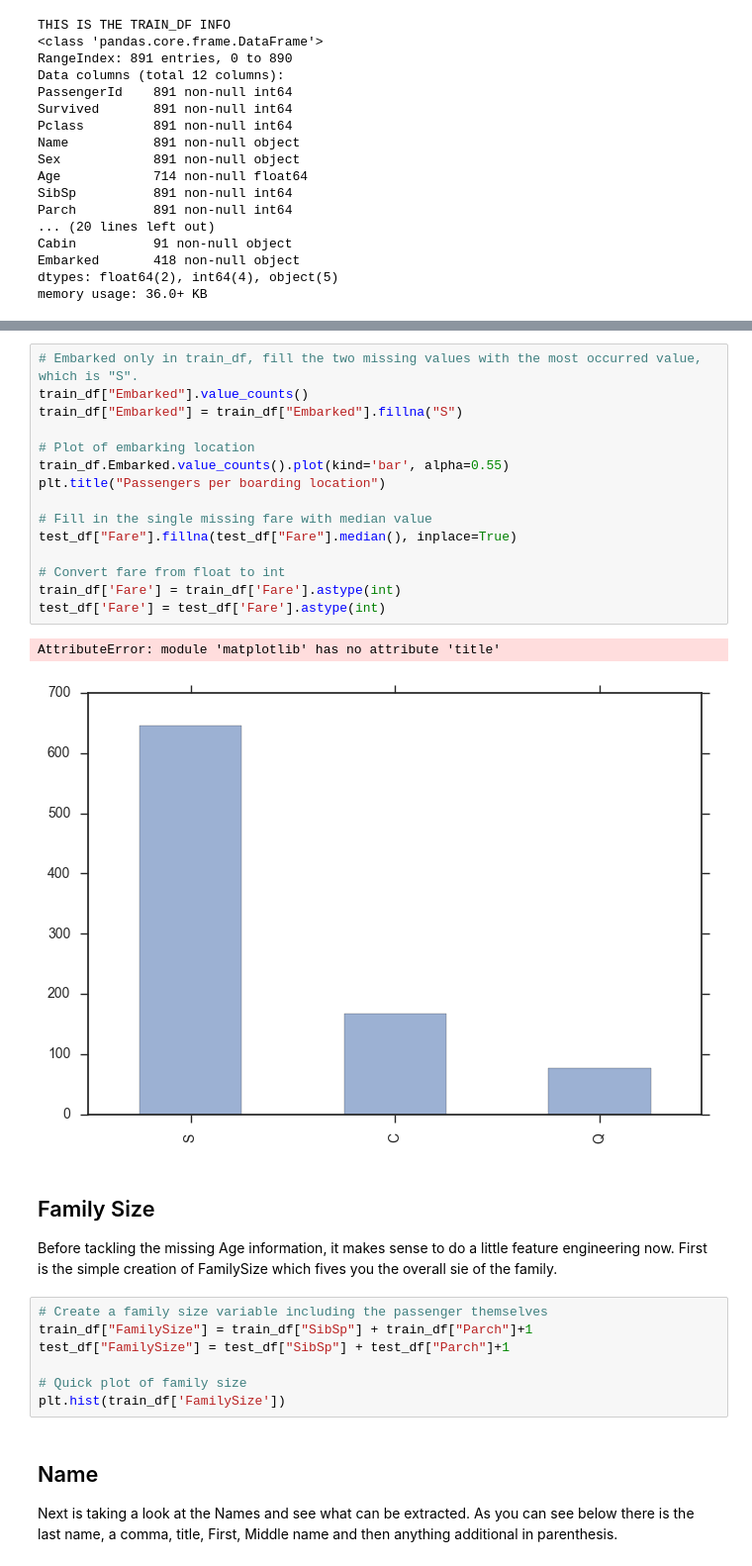
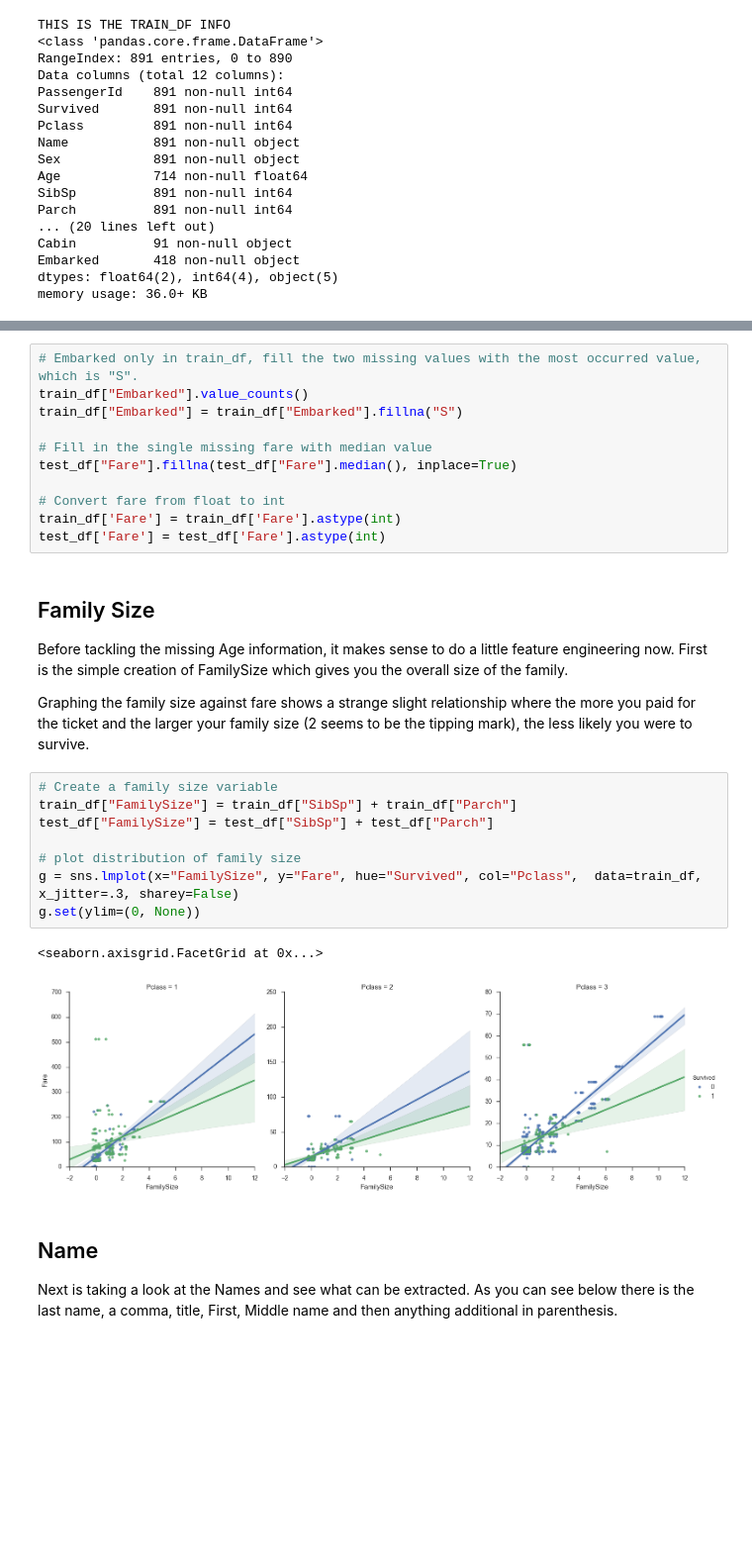
Before and after one commit to kefortney/Kaggle---Titanic-Maritime-Machine-Learning, a Jupyter notebook: notebook.ipynb, the cells around one changed output, grey strips where cells are left out. Shown: that part at 99% size. Cells and saved outputs as stored; diff of their text form; blank space fills up the shorter version.

```diff
--- a/notebook.ipynb
+++ b/notebook.ipynb
@@ -97,10 +169,6 @@ There are some missing values, some are simpler than others. The first one is a
 # Embarked only in train_df, fill the two missing values with the most occurred value, which is "S".
 train_df["Embarked"].value_counts()
 train_df["Embarked"] = train_df["Embarked"].fillna("S")
-
-# Plot of embarking location
-train_df.Embarked.value_counts().plot(kind='bar', alpha=0.55)
-plt.title("Passengers per boarding location")
 
 # Fill in the single missing fare with median value
 test_df["Fare"].fillna(test_df["Fare"].median(), inplace=True)
@@ -108,21 +176,24 @@ test_df["Fare"].fillna(test_df["Fare"].median(), inplace=True)
 # Convert fare from float to int
 train_df['Fare'] = train_df['Fare'].astype(int)
 test_df['Fare'] = test_df['Fare'].astype(int)
-# %% [output]
-AttributeError: module 'matplotlib' has no attribute 'title'
-[figure, removed]
 # %% [markdown]
 Family Size
 -------
 
-Before tackling the missing Age information, it makes sense to do a little feature engineering now.  First is the simple creation of FamilySize which fives you the overall sie of the family.
+Before tackling the missing Age information, it makes sense to do a little feature engineering now.  First is the simple creation of FamilySize which gives you the overall size of the family.
+
+Graphing the family size against fare shows a strange slight relationship where the more you paid for the ticket and the larger your family size (2 seems to be the tipping mark), the less likely you were to survive.
 # %%
-# Create a family size variable including the passenger themselves
-train_df["FamilySize"] = train_df["SibSp"] + train_df["Parch"]+1
-test_df["FamilySize"] = test_df["SibSp"] + test_df["Parch"]+1
+# Create a family size variable
+train_df["FamilySize"] = train_df["SibSp"] + train_df["Parch"]
+test_df["FamilySize"] = test_df["SibSp"] + test_df["Parch"]
 
-# Quick plot of family size
-plt.hist(train_df['FamilySize'])
+# plot distribution of family size
+g = sns.lmplot(x="FamilySize", y="Fare", hue="Survived", col="Pclass",  data=train_df, x_jitter=.3, sharey=False)
+g.set(ylim=(0, None))
+# %% [output]
+<seaborn.axisgrid.FacetGrid at 0x...>
+[figure, added]
 # %% [markdown]
 Name
 -------
```
Also changed, not shown: parts of 56 cells of this notebook.
